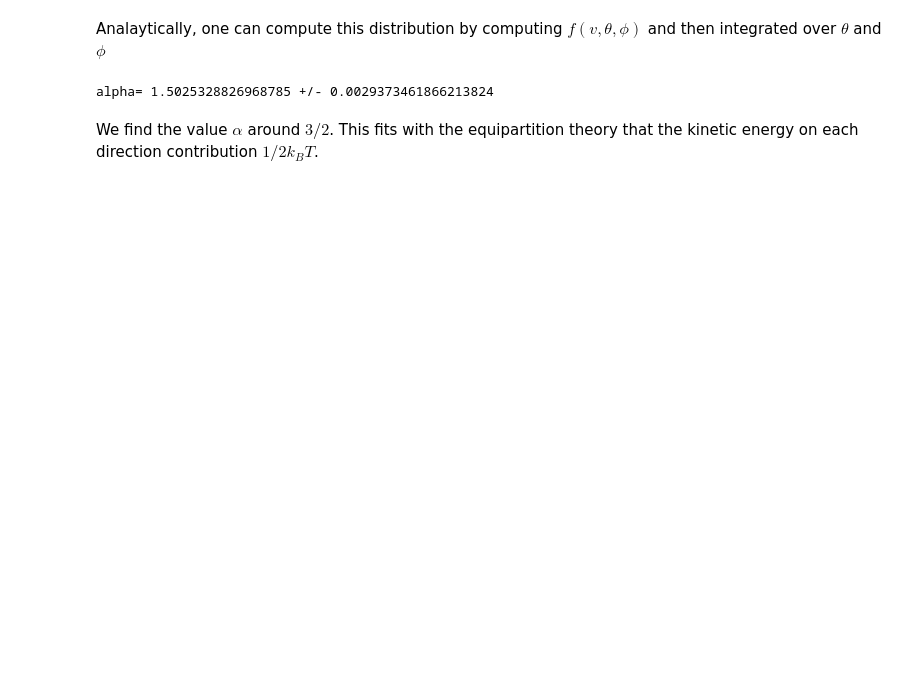
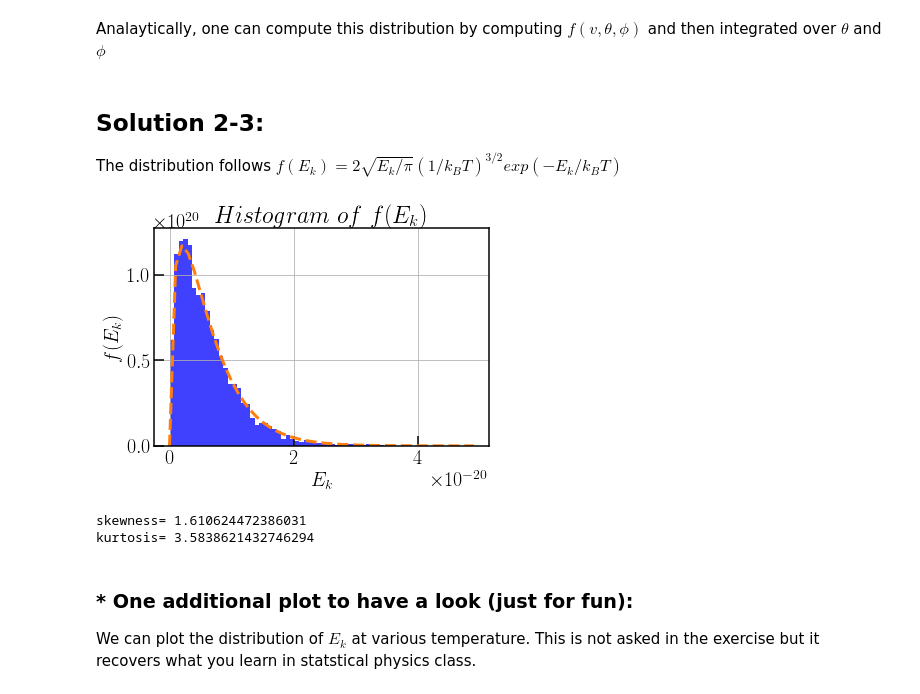
Before and after one commit to antoninvapa/M-thodStat, a Jupyter notebook: Sheet 2/solutions_sheet02.ipynb, the cells around one changed output. Saved outputs shown, nothing was run; the diff lists cells and outputs as text; code cells hidden in the pictures; blank space fills up the shorter version.

```diff
--- a/Sheet 2/solutions_sheet02.ipynb
+++ b/Sheet 2/solutions_sheet02.ipynb
@@ -119,3 +126,47 @@ plt.show()
 # %% [markdown]
 Analaytically, one can compute this distribution by computing $f(v,\theta,\phi)$ and then integrated over $\theta$ and $\phi$
+# %% [markdown]
+## Solution 2-3:
+The distribution follows $f(E_k)=2\sqrt{E_k/\pi}(1/k_B T)^{3/2}exp(-E_k/k_B T)$
+# %%
+## Answer 2-3
+
+edata=list(range(ntest)) # array of the kinetic energy
+
+for i in range(0,ntest):
+    edata[i]=0.5*m*(vdata[i]**2)
+
+## draw the fitting functions
+
+xfit=np.arange(0,5e-20,1e-21)
+nfit=len(xfit)
+yfit=list(range(nfit))
+fac=m/(2*math.pi*kb*T)
+for i in range(0,nfit):
+    yfit[i]=2*(1.0/(kb*T))**1.5*(xfit[i]/math.pi)**0.5*(math.e**(-xfit[i]/(kb*T)))
+
+
+plt.hist(edata, 50, density=True, facecolor='b', alpha=0.75)
+plot(xfit,yfit,'--',lw=3)
+plt.xlabel(r'$E_k$')
+plt.ylabel(r'$f(E_k)$')
+plt.title(r'$Histogram\ of\ f(E_k)$')
+#plt.text(60, .025)
+#plt.xlim(40, 160)
+#plt.ylim(0, 0.03)
+plt.tick_params(direction='in')
+plt.grid(True)
+plt.show()
+# %% [output]
+[figure, added]
+# %%
+print('skewness=',skew(edata))
+print('kurtosis=',kurtosis(edata))
+# %% [output]
+skewness= 1.610624472386031
+kurtosis= 3.5838621432746294
+# %% [markdown]
+### * One additional plot to have a look (just for fun):
+
+We can plot the distribution of $E_k$ at various temperature. This is not asked in the exercise but it recovers what you learn in statstical physics class.
 # %%
@@ -133,25 +184,3 @@ def ekdistribution(Tinput,Ninput):
             ekoutput[i]+=np.random.normal(mu,sigma)**2
         ekoutput[i]*=0.5*m
     return ekoutput
-# %%
-temperature=[10,50,100,300,600]
-ekdata=list(range(5))
-ekaverage=list(range(5))
-
-for i in range(0,5):
-    ekdata[i]=ekdistribution(temperature[i],20000)
-    ekaverage[i]=sum(ekdata[i])/len(ekdata[i])
-
-
-## fitting the factor \alpha
-tfit=list(range(5))
-for i in range(0,5):
-    tfit[i]=temperature[i]*kb
-
-alpha,cov=np.polyfit(tfit, ekaverage,1,cov=True)
-
-print 'alpha=',alpha[0],'+/-',cov[0][0]**0.5
-# %% [output]
-alpha= 1.5025328826968785 +/- 0.0029373461866213824
-# %% [markdown]
-We find the value $\alpha$ around $3/2$. This fits with the equipartition theory that the kinetic energy on each direction contribution $1/2 k_B T$.
```
Also changed, not shown: parts of 33 cells of this notebook.
